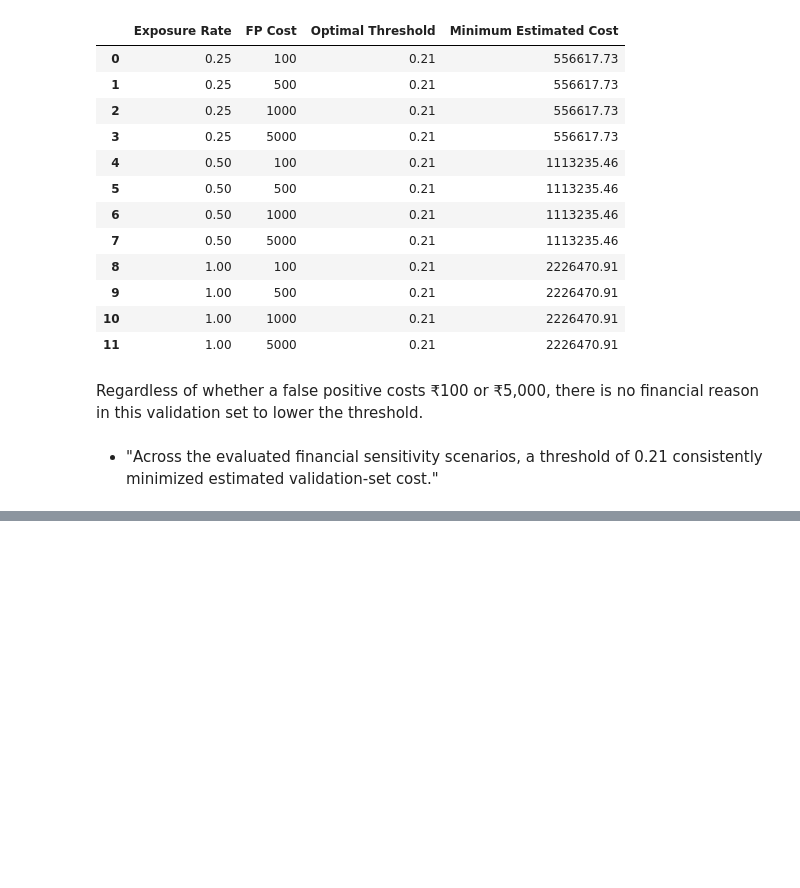
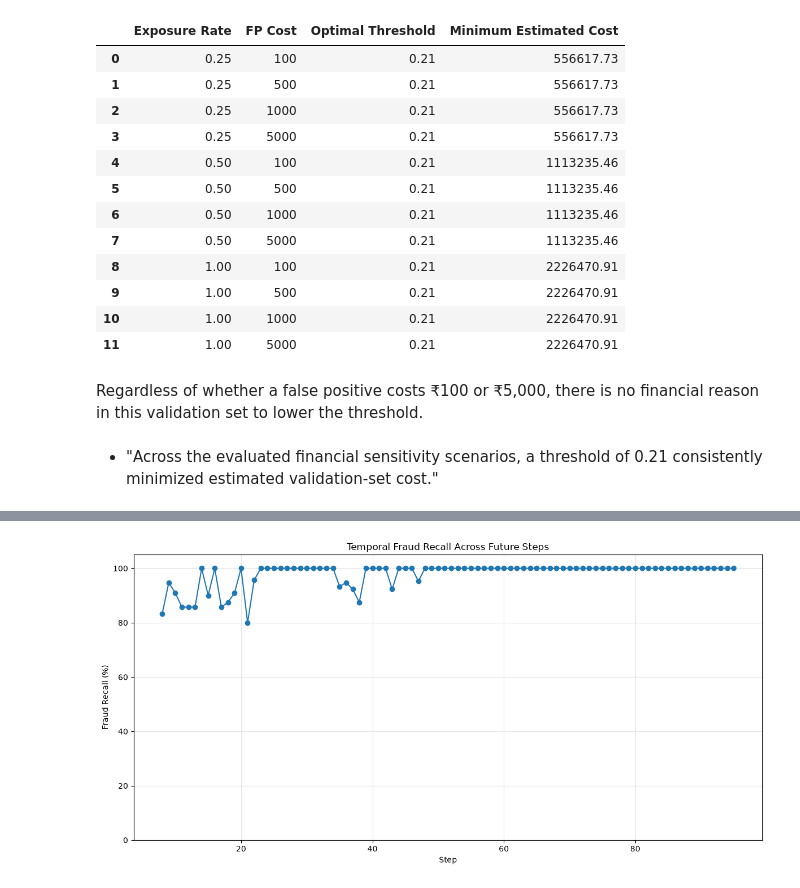
Before and after one commit to KarthikDaivadnya/FraudShield-AI, a Jupyter notebook: fraudshield_ai.ipynb, the cells around one changed output, grey strips where cells are left out. Saved outputs shown, nothing was run; the diff lists cells and outputs as text; code cells hidden in the pictures; blank space fills up the shorter version.

Commit message:
completed final test evaluation on RF

```diff
--- a/fraudshield_ai.ipynb
+++ b/fraudshield_ai.ipynb
@@ -5606,0 +5957,15 @@ Regardless of whether a false positive costs ₹100 or ₹5,000, there is no fin
+# %%
+rf_temporal = RandomForestClassifier(
+    n_estimators=500,
+    max_depth=None,
+    min_samples_split=2,
+    min_samples_leaf=1,
+    max_features="sqrt",
+    class_weight="balanced",
+    random_state=42,
+    n_jobs=-1
+)
+
+rf_temporal.fit(X_temporal_train_encoded, y_temporal_train)
+
+print("Temporal Random Forest trained successfully.")
@@ -5606,0 +5974,4 @@ Regardless of whether a false positive costs ₹100 or ₹5,000, there is no fin
+# %%
+rf_temporal_pred = rf_temporal.predict(X_temporal_test_encoded)
+
+rf_temporal_proba = rf_temporal.predict_proba(X_temporal_test_encoded)[:, 1]
@@ -5606,0 +6348,18 @@ Regardless of whether a false positive costs ₹100 or ₹5,000, there is no fin
+# %%
+plt.figure(figsize=(12, 6))
+
+plt.plot(
+    temporal_step_performance["step"],
+    temporal_step_performance["recall_pct"],
+    marker="o"
+)
+
+plt.xlabel("Step")
+plt.ylabel("Fraud Recall (%)")
+plt.title("Temporal Fraud Recall Across Future Steps")
+plt.ylim(0, 105)
+plt.grid(alpha=0.3)
+plt.tight_layout()
+plt.show()
+# %% [output]
+[figure, added]
```
Also changed, not shown: parts of 52 cells of this notebook.
